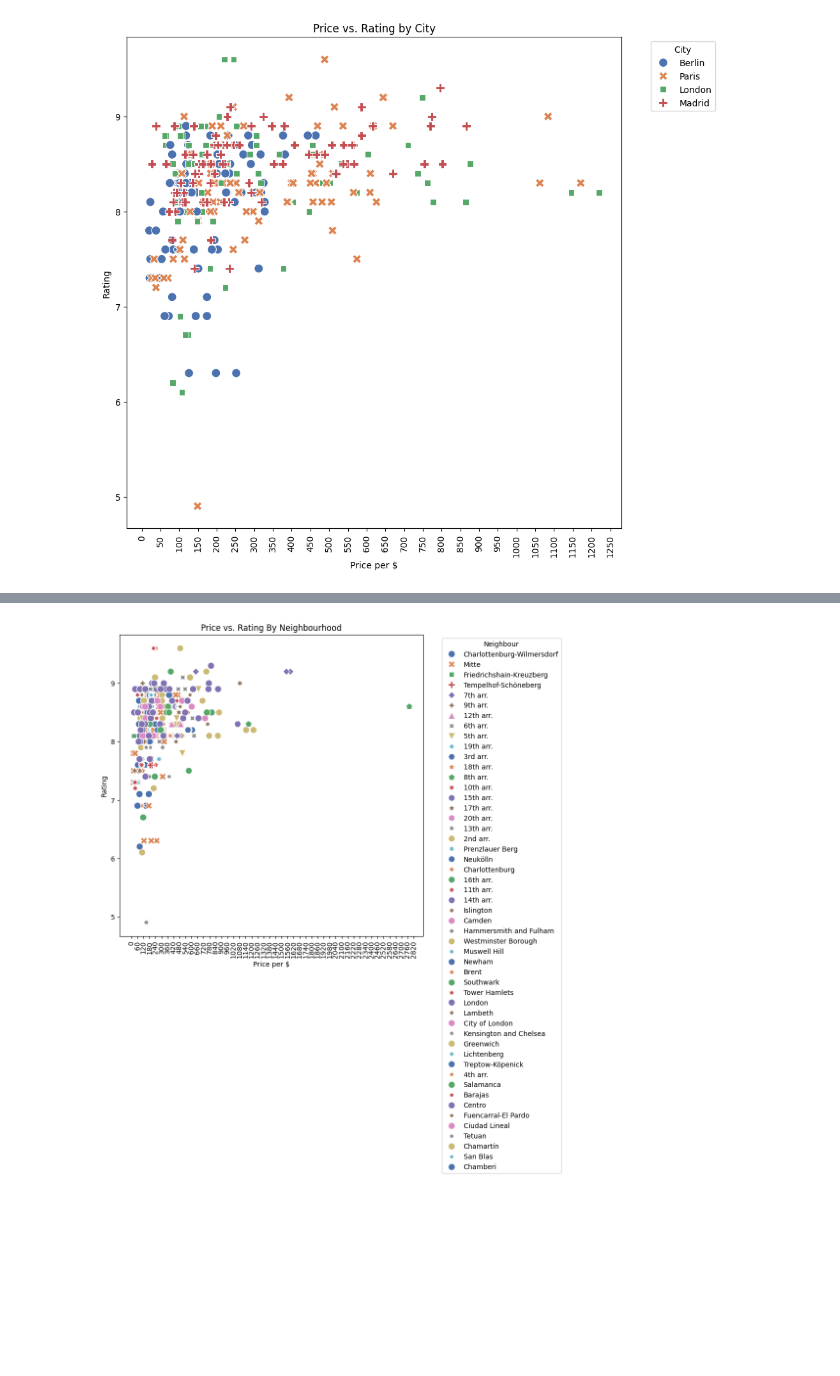
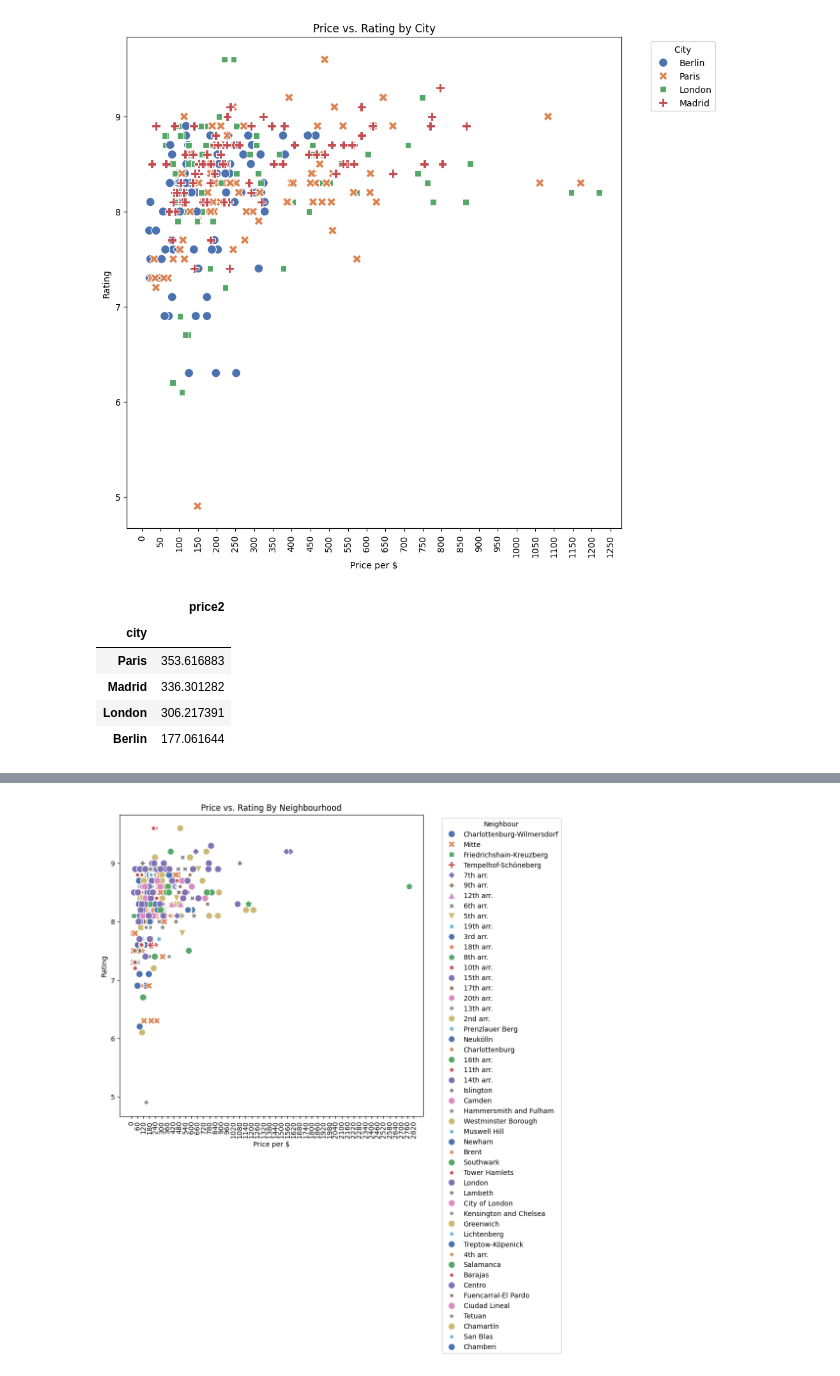
Before and after one commit to amirmfarzane/Data-Science-Course-Projects, a Jupyter notebook: P1/analysis.ipynb, the cells around one changed output, grey strips where cells are left out. Cells and saved outputs as stored; diff of their text form; code cells hidden in the pictures; blank space fills up the shorter version.

```diff
--- a/P1/analysis.ipynb
+++ b/P1/analysis.ipynb
@@ -210,4 +210,13 @@ city_rating_price(filtered_df)
 # %% [output]
 [figure]
 # %%
-cities_walth =
+cities_walth = filtered_df.sort_values(by = ['price2'], ascending=False)
+cities_walth2 = cities_walth.loc[:, ['city', 'price2']]
+cities_walth2.groupby(['city']).mean().sort_values(by = ['price2'], ascending=False)
+# %% [output]
+|  | price2 |
+| city |  |
+| Paris | 353.616883 |
+| Madrid | 336.301282 |
+| London | 306.217391 |
+| Berlin | 177.061644 |
```
Also changed, not shown: parts of 1 cell of this notebook.
